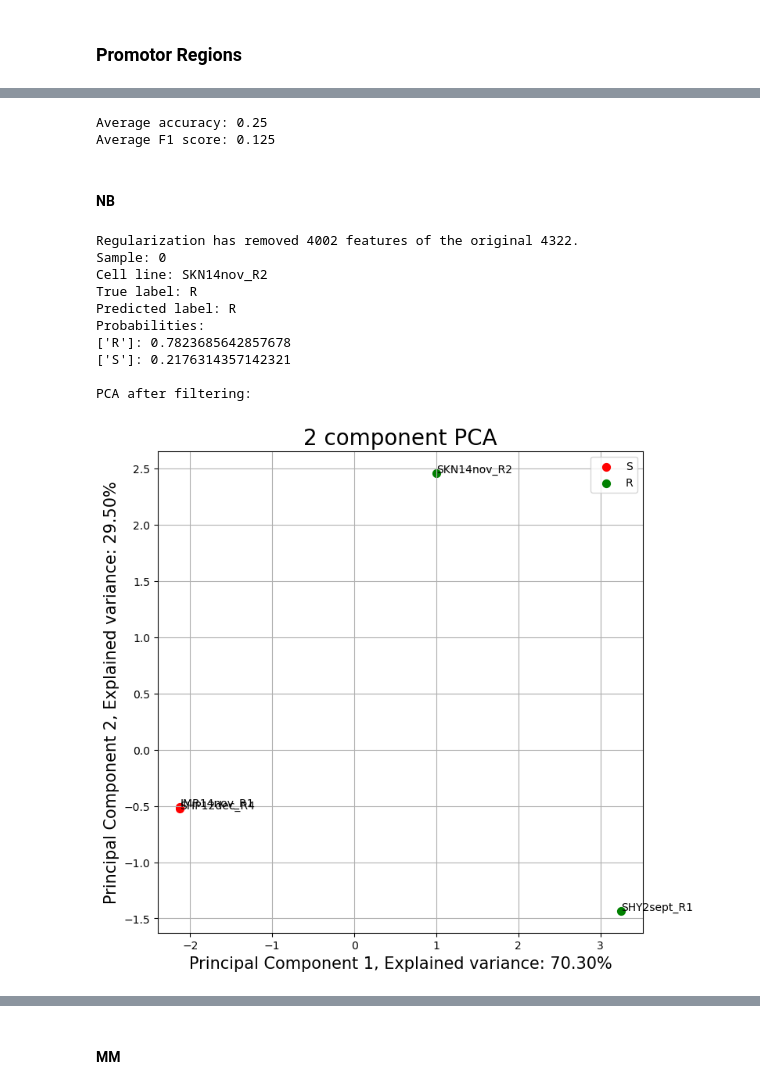
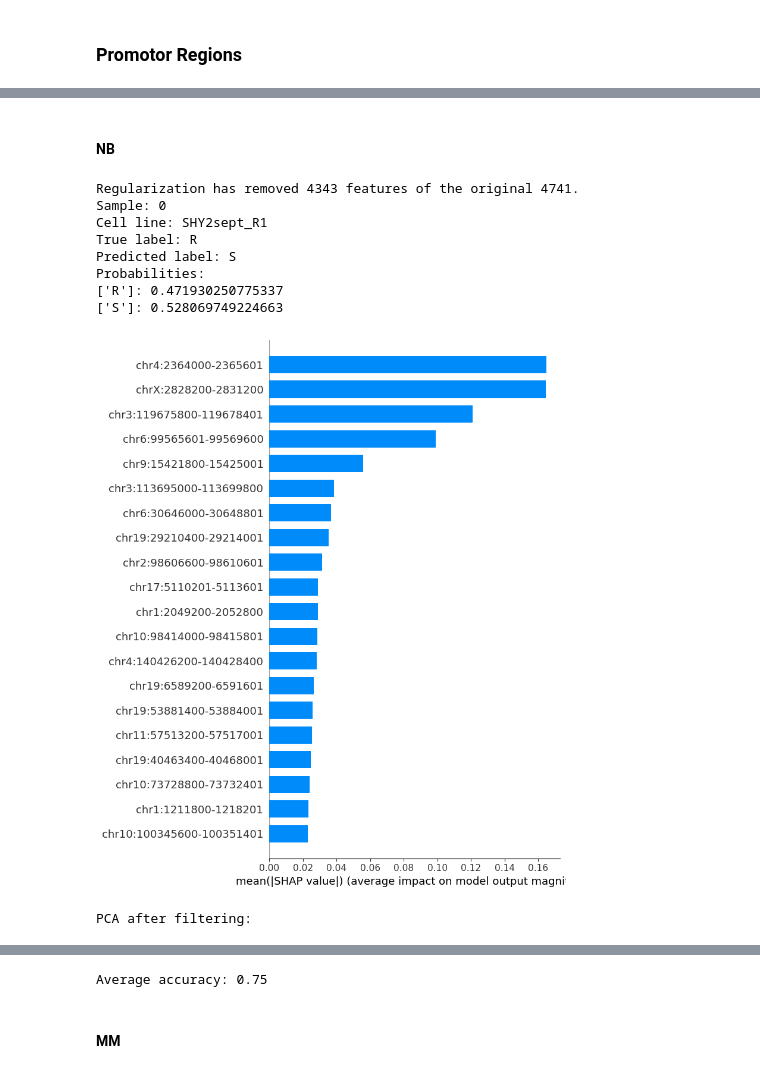
Before and after one commit to Lucmeister55/lvisser, a Jupyter notebook: segment_pm.ipynb, the cells around one changed output, grey strips where cells are left out. Drawn from its saved outputs; the diff is of its cells as text; code cells hidden in the pictures.

```diff
--- a/segment_pm.ipynb
+++ b/segment_pm.ipynb
@@ -435,6 +439,10 @@ def train_and_predict_single(meth_seg_fm, test_size = 0.25, train_indices=None,
     X_train = scaler.fit_transform(X_train)
     X_test = scaler.transform(X_test)
 
+    # Convert back to dataframes
+    X_train = pd.DataFrame(X_train, columns=X_features_current)
+    X_test = pd.DataFrame(X_test, columns=X_features_current)
+
     # Fit the logistic regression model
     if reg:
         model = LogisticRegression(penalty = 'elasticnet', solver = 'saga', l1_ratio = 0.5, max_iter=10000)
@@ -472,11 +480,17 @@ def train_and_predict_single(meth_seg_fm, test_size = 0.25, train_indices=None,
             print(f"{encoder.inverse_transform([class_names[j]])}: {y_pred_proba[i, j]}")
         print()
 
+    explainer = shap.LinearExplainer(model, X_train)
+    shap_values = explainer.shap_values(X_test)
+
+    # Plot the SHAP values as a bar plot
+    shap.summary_plot(shap_values, X_test, plot_type="bar")
+
     if dmr or reg:
         # Use loc instead of iloc
-        retained_features_fm = X.loc[:, X_features_current].iloc[train_indices+test_indices]
-        retained_features_fm["sample_id_adj"] = meth_seg_fm["sample_id_adj"][train_indices+test_indices]
-        retained_features_fm["Group"] = meth_seg_fm["Group"][train_indices+test_indices]
+        retained_features_fm = X.loc[:, X_features_current]
+        retained_features_fm["sample_id_adj"] = meth_seg_fm["sample_id_adj"]
+        retained_features_fm["Group"] = meth_seg_fm["Group"]
         print("PCA after filtering:")
         retained_features_fm.reset_index(drop=True, inplace=True)
         pca_plot(retained_features_fm, n_components=2, group_column="Group", label_column = "sample_id_adj")
@@ -487,7 +501,7 @@ def train_and_predict_single(meth_seg_fm, test_size = 0.25, train_indices=None,
     # Create a DataFrame with the feature names and their corresponding importances
     importances_df = pd.DataFrame({'Feature': X_features_prev, 'Importance': importances})
 
-    return model, importances_df
+    return model, X_train, X_test, importances_df, shap_values
 # %%
 def train_and_predict_loo(meth_seg_fm, reg = False, dmr = None):
     # Initialize the encoder, scaler and classifier
@@ -1535,21 +1163,18 @@ PCA after filtering:
-# %%
-train_and_predict_loo(meth_seg_promotors_fm, reg = True)
-# %% [output]
-Average accuracy: 0.25
-Average F1 score: 0.125
+# %%
+meth_seg_promotors_fm_NB = meth_seg_promotors_fm[meth_seg_promotors_fm["tumor_type"] == "NB"]
+meth_seg_promotors_fm_MM = meth_seg_promotors_fm[meth_seg_promotors_fm["tumor_type"] == "MM"]
 # %% [markdown]
 #### NB
 # %%
-model, importances_df = train_and_predict_single(meth_seg_promotors_fm, train_indices = [0, 1, 2], test_indices = [3], reg = True)
+model, X_train, X_test, importances_df, shap_values = train_and_predict_single(meth_seg_promotors_fm_NB, test_size = 0.25, reg = True)
 # %% [output]
-Regularization has removed 4002 features of the original 4322.
+Regularization has removed 4343 features of the original 4741.
 Sample: 0
-Cell line: SKN14nov_R2
+Cell line: SHY2sept_R1
 True label: R
-Predicted label: R
+Predicted label: S
 Probabilities:
-['R']: 0.7823685642857678
-['S']: 0.2176314357142321
-
-PCA after filtering:
+['R']: 0.471930250775337
+['S']: 0.528069749224663
-[figure, old version]
+[figure, new version]
+PCA after filtering:
@@ -1556,2 +1182,6 @@ PCA after filtering:
+# %%
+train_and_predict_loo(meth_seg_promotors_fm_NB, reg = True, dmr = "ttest")
+# %% [output]
+Average accuracy: 0.75
 # %% [markdown]
 #### MM
```
Also changed, not shown: parts of 115 cells of this notebook, 8 other files.
